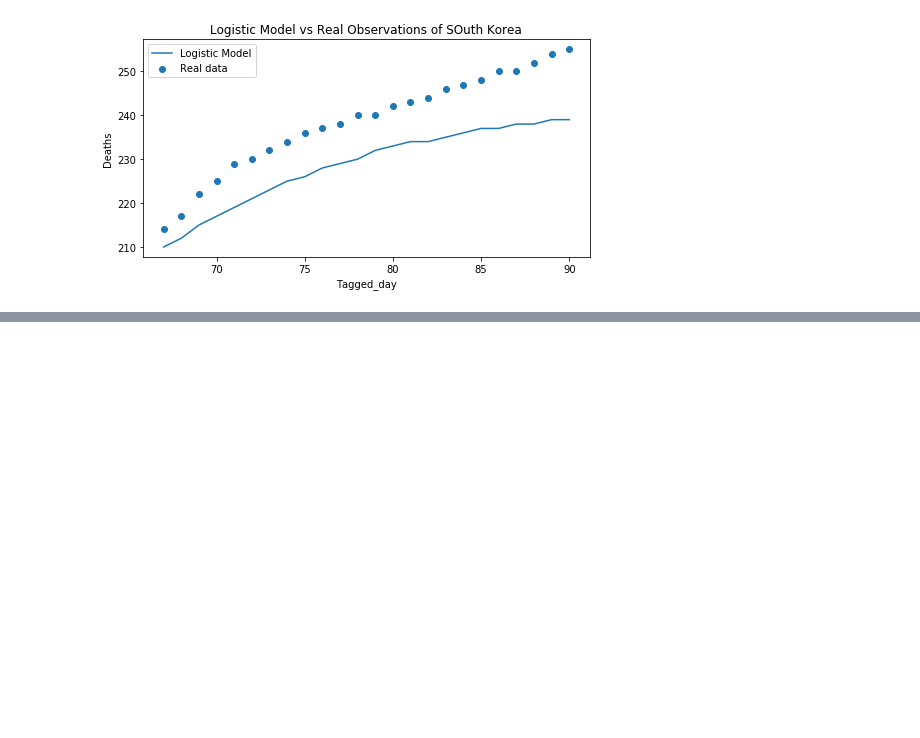
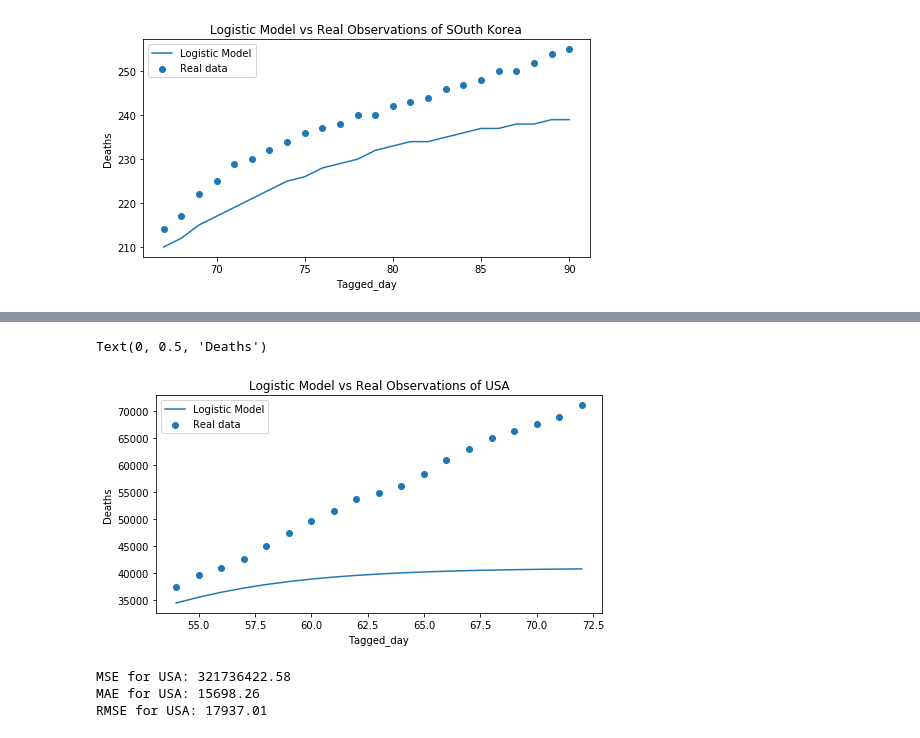
Before and after one commit to kd91/Modeling-of-COVID-19-testing-deaths, a Jupyter notebook: covid_19_EDA_logReg.ipynb, the cells around one changed output, grey strips where cells are left out. Cells and saved outputs as stored; diff of their text form; code cells hidden in the pictures; blank space fills up the shorter version.

```diff
--- a/covid_19_EDA_logReg.ipynb
+++ b/covid_19_EDA_logReg.ipynb
@@ -521,0 +568,4 @@ Text(0, 0.5, 'Deaths')
+# %%
+# model predictions on testing dataset
+y_test_usa_pred = round( logistic_model(X_test_usa, a, b, c) ).astype('int')
+y_test_usa_pred
@@ -521,0 +593,22 @@ Text(0, 0.5, 'Deaths')
+# %%
+# model predictions on testing dataset
+plt.figure(figsize=(8,4))
+plt.scatter(X_test_usa, y_test_usa)
+plt.plot(X_test_usa, y_test_usa_pred)
+plt.title('Logistic Model vs Real Observations of USA')
+plt.legend([ 'Logistic Model', 'Real data'])
+plt.xlabel('Tagged_day')
+plt.ylabel('Deaths')
+# %% [output]
+Text(0, 0.5, 'Deaths')
+[figure, added]
+# %%
+mse = mean_squared_error(y_test_usa,y_test_usa_pred)
+mae = mean_absolute_error(y_test_usa,y_test_usa_pred)
+print("MSE for USA: %.2f" % mse)
+print("MAE for USA: %.2f" % mae)
+print("RMSE for USA: %.2f" % np.sqrt(mse))
+# %% [output]
+MSE for USA: 321736422.58
+MAE for USA: 15698.26
+RMSE for USA: 17937.01
```
Also changed, not shown: parts of 30 cells of this notebook.
